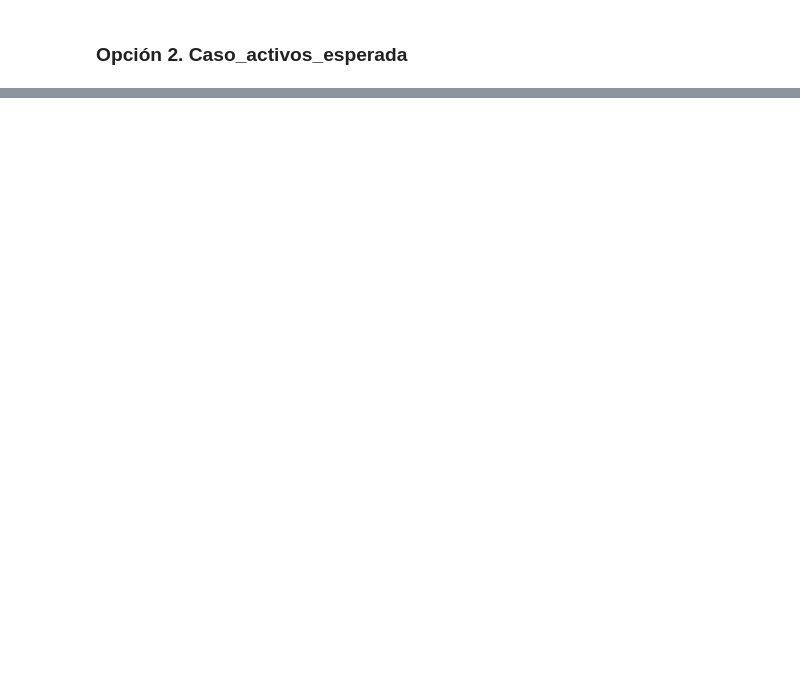
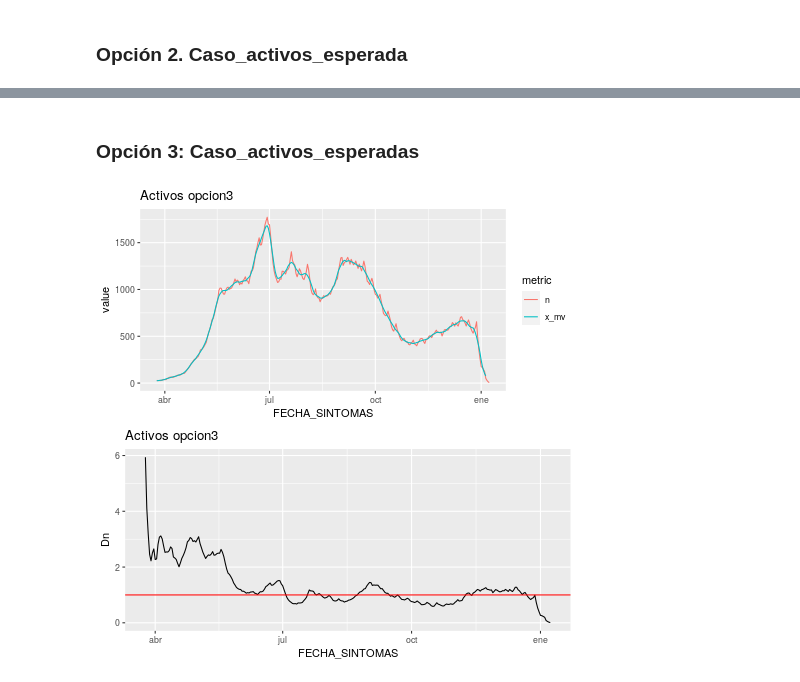
Before and after one commit to Enriquesec/Determinacion-de-un-numero-reproductivo-dinamico-a-partir-de-datos-epidemiologicos-diarios, a Jupyter notebook: notebooks/analisis_indicador_guanajuato.ipynb, the cells around one changed output, grey strips where cells are left out. Drawn from its saved outputs; the diff is of its cells as text; code cells hidden in the pictures; blank space fills up the shorter version.

```diff
--- a/notebooks/analisis_indicador_guanajuato.ipynb
+++ b/notebooks/analisis_indicador_guanajuato.ipynb
@@ -309,0 +298,36 @@ grid.arrange(p1, p2, p3, p4, ncol=2)
+# %% [markdown]
+### Opción 3: Caso_activos_esperadas
+# %%
+%%R
+confirmados_3 <- confirmados_guanajuato %>%
+    select(FECHA_SINTOMAS, FECHA_INGRESO, FECHA_DEF, TIPO_PACIENTE) %>%
+    mutate(diferencia=FECHA_INGRESO-(FECHA_SINTOMAS-10))
+
+confirmados_3[confirmados_3$diferencia>14,"FECHA_SINTOMAS"] <- confirmados_3[confirmados_3$diferencia>14,"FECHA_INGRESO"]-13
+
+casos_activos_esperada3 <- data.frame(fechas)
+casos_activos_esperada3$n_activo <- 0
+
+for (i in 1:nrow(casos_activos_esperada3)){
+    total_i<- confirmados_3 %>% filter(between(as.Date(casos_activos_esperada3[i, "fechas"]),FECHA_SINTOMAS, FECHA_INGRESO)) %>% count()
+    casos_activos_esperada3[i,"n_activo"] <- total_i$n
+
+}
+
+names(casos_activos_esperada3) <-c("FECHA_SINTOMAS", "n")
+
+guanajuto_activos3 <- media_movil(casos_activos_esperada3, 7, 14, 0)
+p7 <- guanajuto_activos3 %>%
+  gather(metric, value, n:x_mv) %>%
+  ggplot(aes(FECHA_SINTOMAS, value, color = metric)) +
+  geom_line()+
+  labs(title="Activos opcion3")
+
+p8 <- ggplot(guanajuto_activos3, aes(FECHA_SINTOMAS, Dn))+
+    geom_line()+
+    geom_hline(yintercept=1, color="red")+
+  labs(title="Activos opcion3")
+
+grid.arrange(p7, p8, ncol=1)
+# %% [output]
+[figure, added]
```
Also changed, not shown: parts of 32 cells of this notebook.
